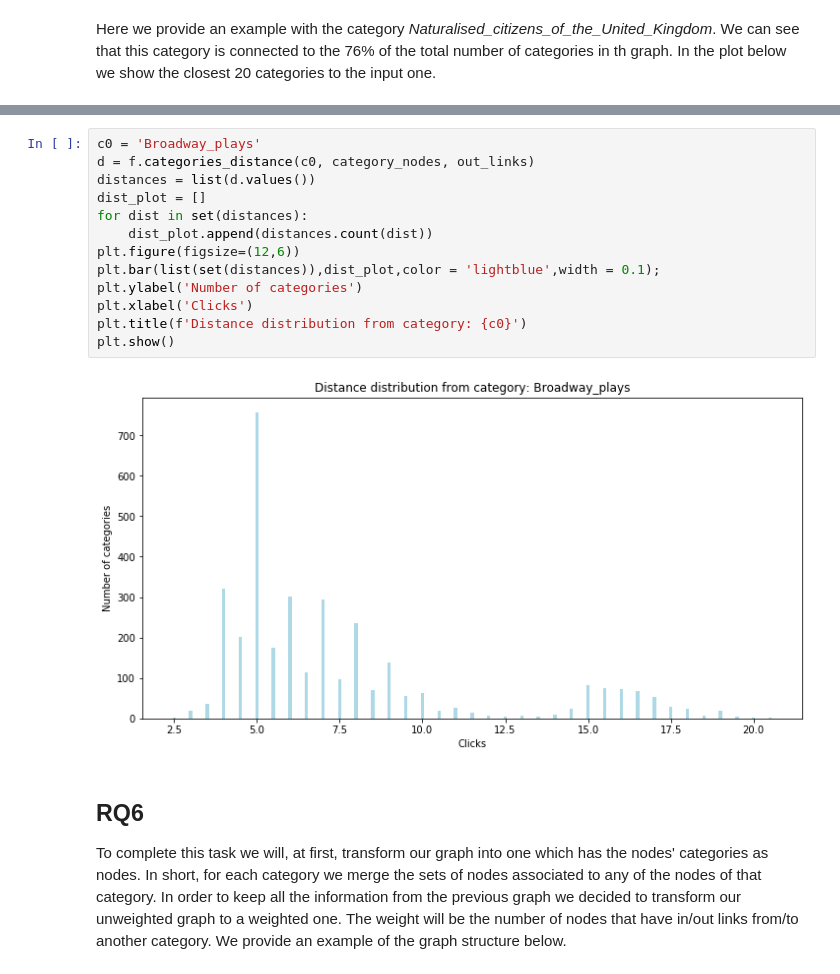
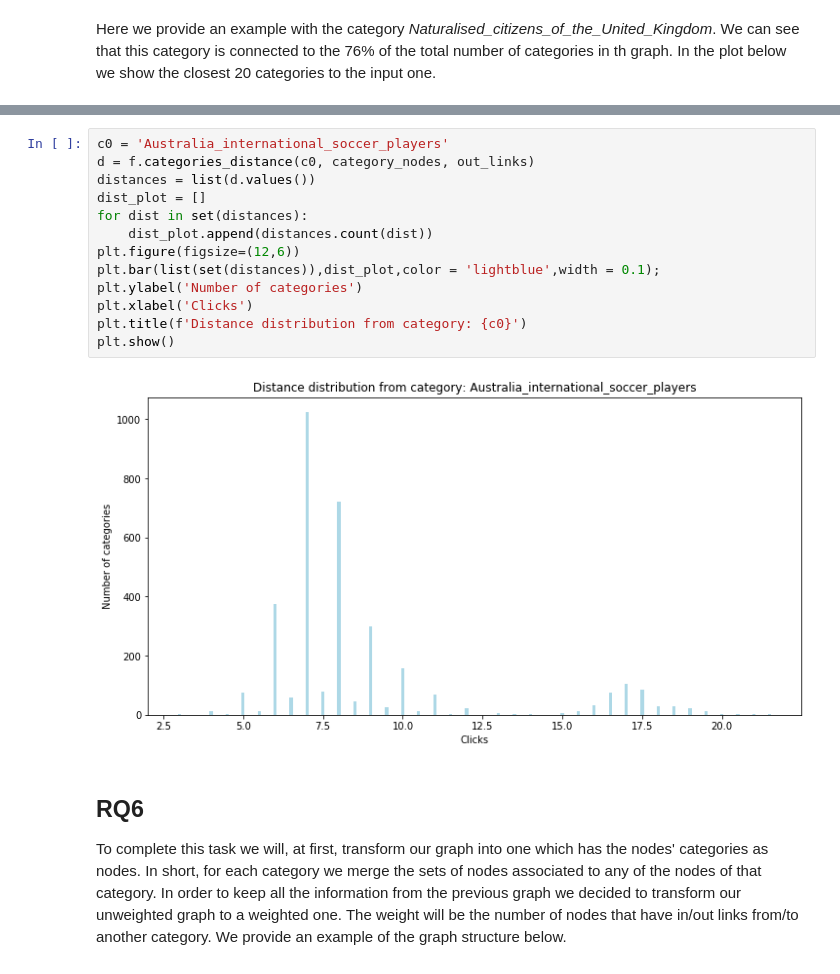
Before and after one commit to SimoneFiorellino/ADM-HW5, a Jupyter notebook: main.ipynb, the cells around one changed output, grey strips where cells are left out. Cells and saved outputs as stored; diff of their text form.

```diff
--- a/main.ipynb
+++ b/main.ipynb
@@ -726,18 +765,18 @@ plt.show()
 # %%
-c0 = 'Broadway_plays'
+c0 = 'Australia_international_soccer_players'
 d = f.categories_distance(c0, category_nodes, out_links)
 distances = list(d.values())
 dist_plot = []
 for dist in set(distances):
     dist_plot.append(distances.count(dist))
 plt.figure(figsize=(12,6))
 plt.bar(list(set(distances)),dist_plot,color = 'lightblue',width = 0.1);
 plt.ylabel('Number of categories')
 plt.xlabel('Clicks')
 plt.title(f'Distance distribution from category: {c0}')
 plt.show()
 # %% [output]
-[figure, old version]
+[figure, new version]
 # %% [markdown]
 ## RQ6
 To complete this task we will, at first, transform our graph into one which has the nodes' categories as nodes. In short, for each category we merge the sets of nodes associated to any of the nodes of that category. In order to keep all the information from the previous graph we decided to transform our unweighted graph to a weighted one. The weight will be the number of nodes that have in/out links from/to another category. We provide an example of the graph structure below.
```
Also changed, not shown: parts of 45 cells of this notebook.
